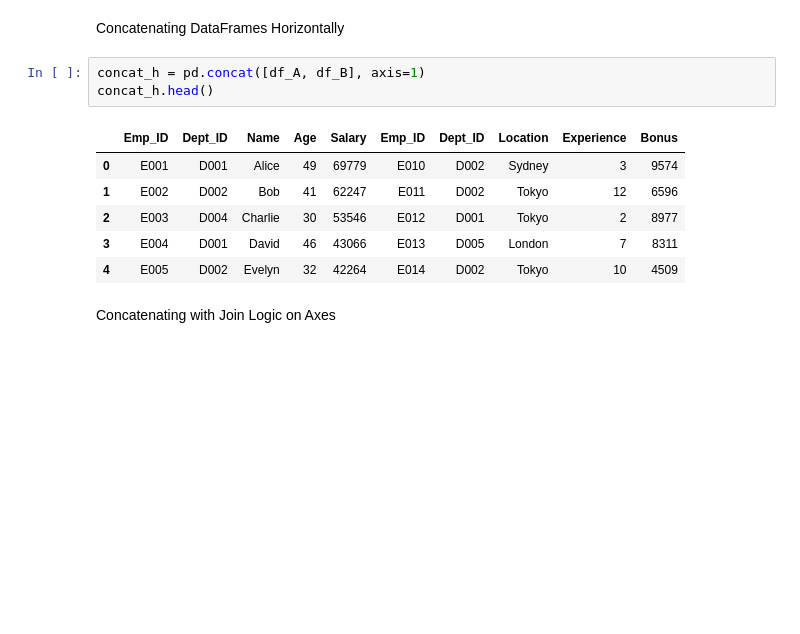
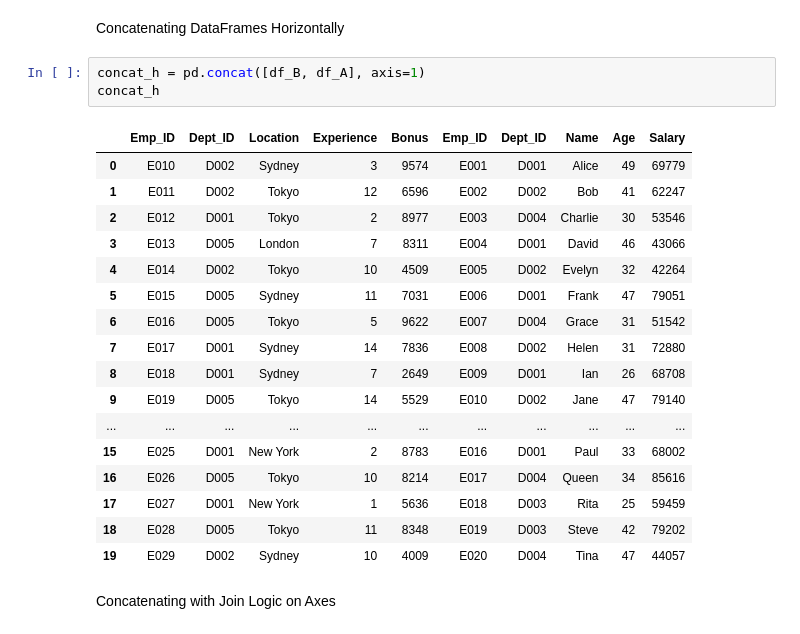
Before and after one commit to susara-ouchi/DA-2013---Scripts, a Jupyter notebook: Week 05/merging_examples.ipynb, the cells around one changed output. Saved outputs shown, nothing was run; the diff lists cells and outputs as text; blank space fills up the shorter version.

```diff
--- a/Week 05/merging_examples.ipynb
+++ b/Week 05/merging_examples.ipynb
@@ -203,14 +426,25 @@ concat_v
 # %% [markdown]
 Concatenating DataFrames Horizontally
 # %%
-concat_h = pd.concat([df_A, df_B], axis=1)
-concat_h.head()
+concat_h = pd.concat([df_B, df_A], axis=1)
+concat_h
 # %% [output]
-|  | Emp_ID | Dept_ID | Name | Age | Salary | Emp_ID | Dept_ID | Location | Experience | Bonus |
-| 0 | E001 | D001 | Alice | 49 | 69779 | E010 | D002 | Sydney | 3 | 9574 |
-| 1 | E002 | D002 | Bob | 41 | 62247 | E011 | D002 | Tokyo | 12 | 6596 |
-| 2 | E003 | D004 | Charlie | 30 | 53546 | E012 | D001 | Tokyo | 2 | 8977 |
-| 3 | E004 | D001 | David | 46 | 43066 | E013 | D005 | London | 7 | 8311 |
-| 4 | E005 | D002 | Evelyn | 32 | 42264 | E014 | D002 | Tokyo | 10 | 4509 |
+|  | Emp_ID | Dept_ID | Location | Experience | Bonus | Emp_ID | Dept_ID | Name | Age | Salary |
+| 0 | E010 | D002 | Sydney | 3 | 9574 | E001 | D001 | Alice | 49 | 69779 |
+| 1 | E011 | D002 | Tokyo | 12 | 6596 | E002 | D002 | Bob | 41 | 62247 |
+| 2 | E012 | D001 | Tokyo | 2 | 8977 | E003 | D004 | Charlie | 30 | 53546 |
+| 3 | E013 | D005 | London | 7 | 8311 | E004 | D001 | David | 46 | 43066 |
+| 4 | E014 | D002 | Tokyo | 10 | 4509 | E005 | D002 | Evelyn | 32 | 42264 |
+| 5 | E015 | D005 | Sydney | 11 | 7031 | E006 | D001 | Frank | 47 | 79051 |
+| 6 | E016 | D005 | Tokyo | 5 | 9622 | E007 | D004 | Grace | 31 | 51542 |
+| 7 | E017 | D001 | Sydney | 14 | 7836 | E008 | D002 | Helen | 31 | 72880 |
+| 8 | E018 | D001 | Sydney | 7 | 2649 | E009 | D001 | Ian | 26 | 68708 |
+| 9 | E019 | D005 | Tokyo | 14 | 5529 | E010 | D002 | Jane | 47 | 79140 |
+| ... | ... | ... | ... | ... | ... | ... | ... | ... | ... | ... |
+| 15 | E025 | D001 | New York | 2 | 8783 | E016 | D001 | Paul | 33 | 68002 |
+| 16 | E026 | D005 | Tokyo | 10 | 8214 | E017 | D004 | Queen | 34 | 85616 |
+| 17 | E027 | D001 | New York | 1 | 5636 | E018 | D003 | Rita | 25 | 59459 |
+| 18 | E028 | D005 | Tokyo | 11 | 8348 | E019 | D003 | Steve | 42 | 79202 |
+| 19 | E029 | D002 | Sydney | 10 | 4009 | E020 | D004 | Tina | 47 | 44057 |
 # %% [markdown]
 Concatenating with Join Logic on Axes
```
Also changed, not shown: parts of 37 cells of this notebook, 9 other files.
